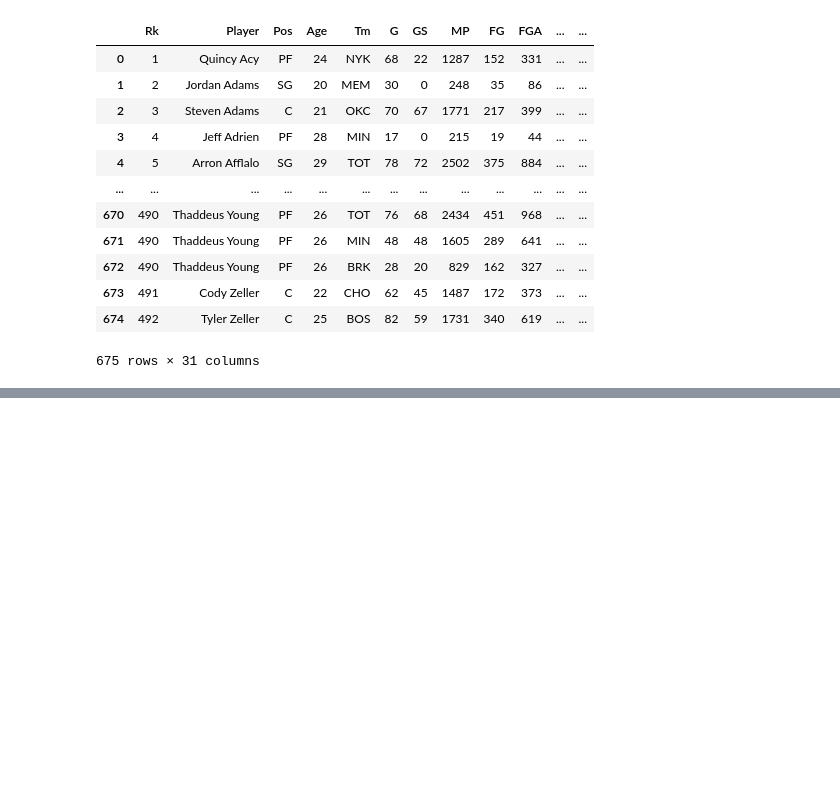
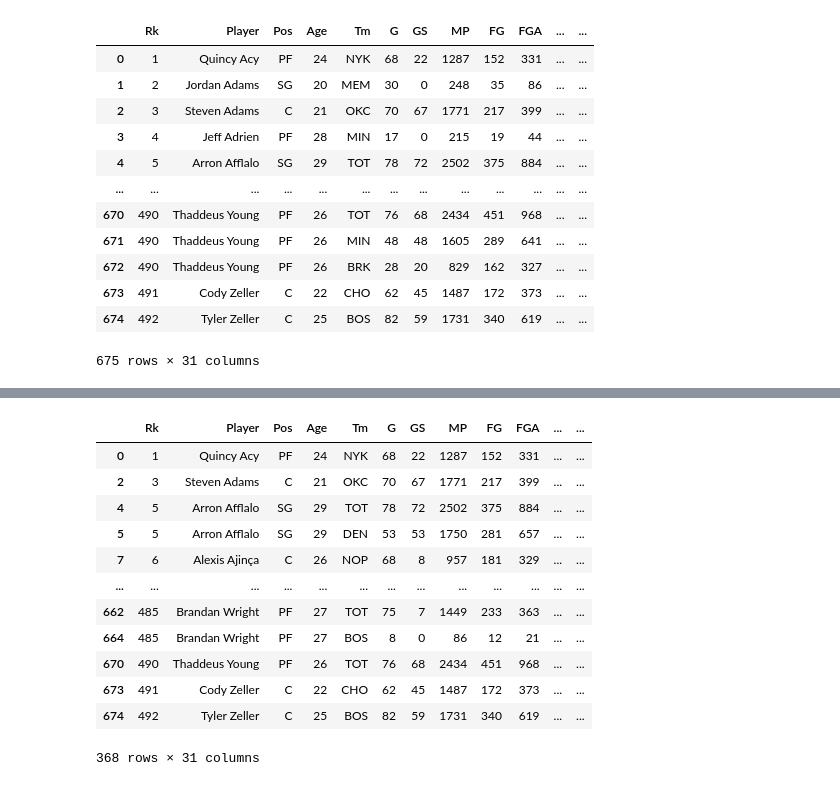
Before and after one commit to anu78600/Learning, a Jupyter notebook: 8.Pandas/Pandas-adv.ipynb, the cells around one changed output, grey strips where cells are left out. Drawn from its saved outputs; the diff is of its cells as text; code cells hidden in the pictures; blank space fills up the shorter version.

```diff
--- a/8.Pandas/Pandas-adv.ipynb
+++ b/8.Pandas/Pandas-adv.ipynb
@@ -181,0 +243,16 @@ df
+# %%
+df[df['G'] >"500"]
+# %% [output]
+|  | Rk | Player | Pos | Age | Tm | G | GS | MP | FG | FGA | ... | ... |
+| 0 | 1 | Quincy Acy | PF | 24 | NYK | 68 | 22 | 1287 | 152 | 331 | ... | ... |
+| 2 | 3 | Steven Adams | C | 21 | OKC | 70 | 67 | 1771 | 217 | 399 | ... | ... |
+| 4 | 5 | Arron Afflalo | SG | 29 | TOT | 78 | 72 | 2502 | 375 | 884 | ... | ... |
+| 5 | 5 | Arron Afflalo | SG | 29 | DEN | 53 | 53 | 1750 | 281 | 657 | ... | ... |
+| 7 | 6 | Alexis Ajinça | C | 26 | NOP | 68 | 8 | 957 | 181 | 329 | ... | ... |
+| ... | ... | ... | ... | ... | ... | ... | ... | ... | ... | ... | ... | ... |
+| 662 | 485 | Brandan Wright | PF | 27 | TOT | 75 | 7 | 1449 | 233 | 363 | ... | ... |
+| 664 | 485 | Brandan Wright | PF | 27 | BOS | 8 | 0 | 86 | 12 | 21 | ... | ... |
+| 670 | 490 | Thaddeus Young | PF | 26 | TOT | 76 | 68 | 2434 | 451 | 968 | ... | ... |
+| 673 | 491 | Cody Zeller | C | 22 | CHO | 62 | 45 | 1487 | 172 | 373 | ... | ... |
+| 674 | 492 | Tyler Zeller | C | 25 | BOS | 82 | 59 | 1731 | 340 | 619 | ... | ... |
+368 rows × 31 columns
```
Also changed, not shown: parts of 5 cells of this notebook.
